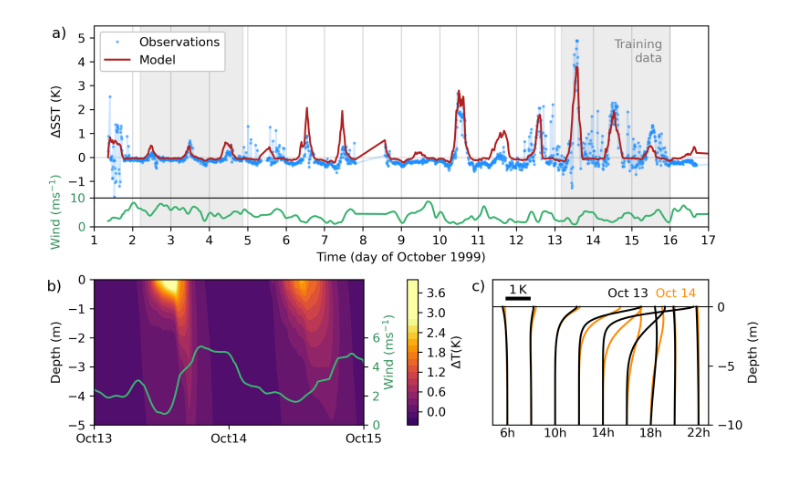
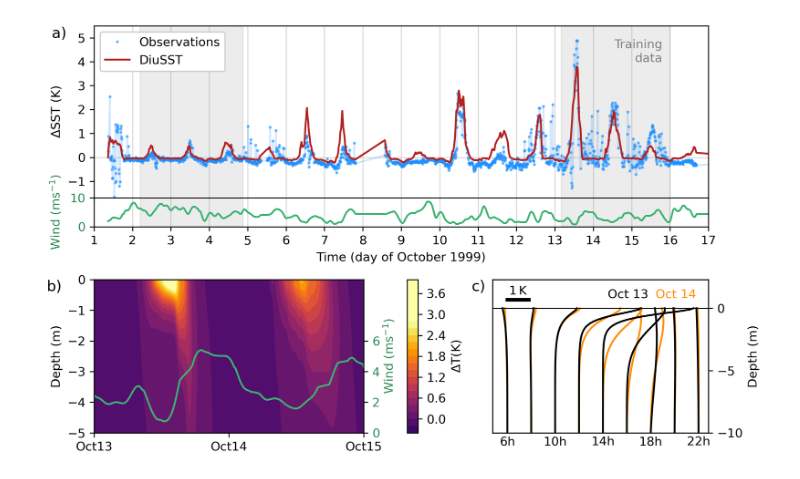
Before and after one commit to reykboerner/diusst, a Jupyter notebook: scripts/figs/paper_fig5.ipynb, the cells around one changed output. Drawn from its saved outputs; the diff is of its cells as text; code cells hidden in the pictures.

```diff
--- a/scripts/figs/paper_fig5.ipynb
+++ b/scripts/figs/paper_fig5.ipynb
@@ -31,7 +35,8 @@ ax4 = fig.add_subplot(gs2[4])
 
 ax1.plot(data['time_day'],data['dsst'],alpha=0.2,c='dodgerblue')
 ax1.plot(data['time_day'],data['dsst'],'.',markersize=3,alpha=0.5,c='dodgerblue', label='Observations')
-ax1.plot(data['time_day'][:-1],dsst_diusst,c='firebrick', label='Model')
+ax1.plot(data['time_day'][:-1],dsst_diusst,c='firebrick', label='DiuSST', zorder=10)
+#ax1.plot(data['time_day'][:-1],dsst_zb05,c='navy', label='ZB05', ls='--')
 ax1.axhline(y=0,c='lightgray',zorder=0,lw=0.75)
 ax1.legend(framealpha=1,loc='upper left')
 ax1.set(xticklabels=[],yticks=[-1,0,1,2,3,4,5])
@@ -76,32 +81,32 @@ ax4.set(xticks=[],ylim=(-10,2.3),yticks=[])
 ax4b = ax4.twinx()
 ax4b.set(xticks=[],ylim=(-10,2.3))
 ax4b.set(ylabel='Depth (m)')
 ax4b.set(yticks=[-10,-5,0])
 
 ax3.set(ylabel='Depth (m)', xticks=[12,13,14],xticklabels=['Oct13', 'Oct14', 'Oct15'])
 ax3b.set_ylabel('Wind (ms$^{-1}$)',color='seagreen')
 
 ax4.text(4.2,.8,'Oct 13',c='k')
 ax4.text(6.2,.8,'Oct 14',c='darkorange')
 ax4.axhline(y=0,c='k',lw=0.75)
 
 ax1.axvspan(data['time'][1290]/86400,data['time'][1585]/86400,color='gray',alpha=.15)
 ax1.axvspan(data['time'][96]/86400,data['time'][413]/86400,color='gray',alpha=.15)
 ax2.axvspan(data['time'][1290]/86400,data['time'][1585]/86400,color='gray',alpha=.15)
 ax2.axvspan(data['time'][96]/86400,data['time'][413]/86400,color='gray',alpha=.15)
 xx = np.arange(1,16)
 for i in range(len(xx)):
     ax1.axvline(x=xx[i],c='lightgray',lw=.75,zorder=0)
     ax2.axvline(x=xx[i],c='lightgray',lw=.75,zorder=0)
 
 ax1.text(-1.1,5,'a)',fontsize=12)
 ax3.text(11.65,0,'b)',va='top',fontsize=12)
 ax3.text(14.8,0,'c)',va='top',fontsize=12)
 
 fig.align_labels()
 
-#plt.savefig('../../paper/figs/james1_fig5.png', bbox_inches='tight')
+#plt.savefig('../../paper/figs/fig5_j2.png', bbox_inches='tight')
 
 plt.show()
 # %% [output]
-[figure, old version]
+[figure, new version]
```
Also changed, not shown: parts of 1 cell of this notebook, 9 other files.
